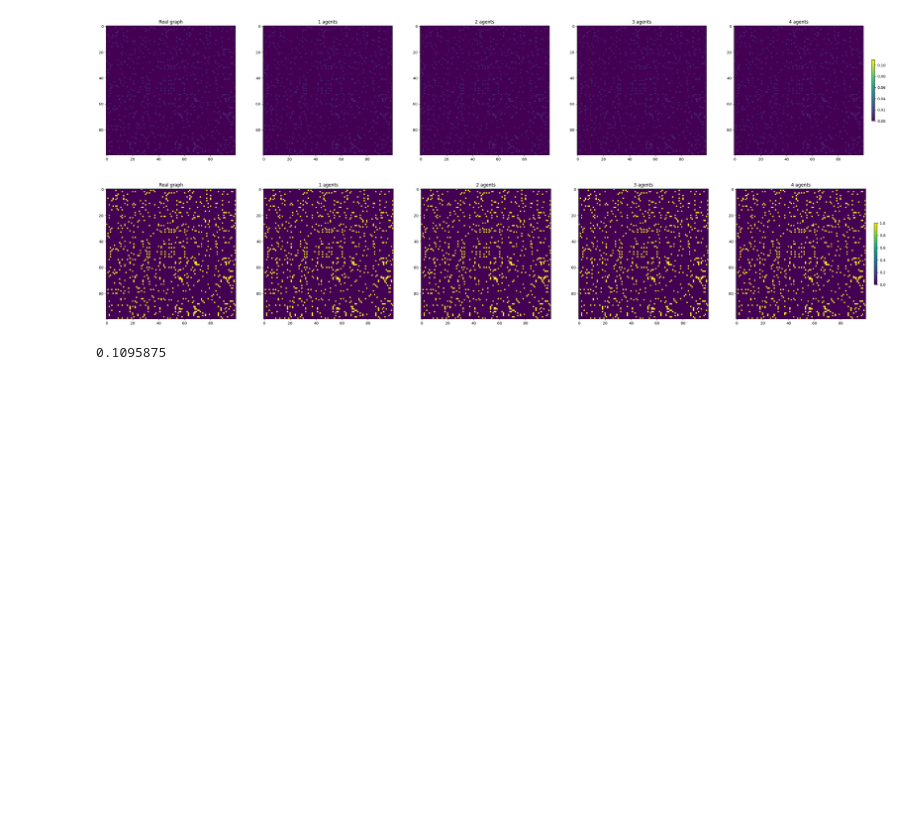
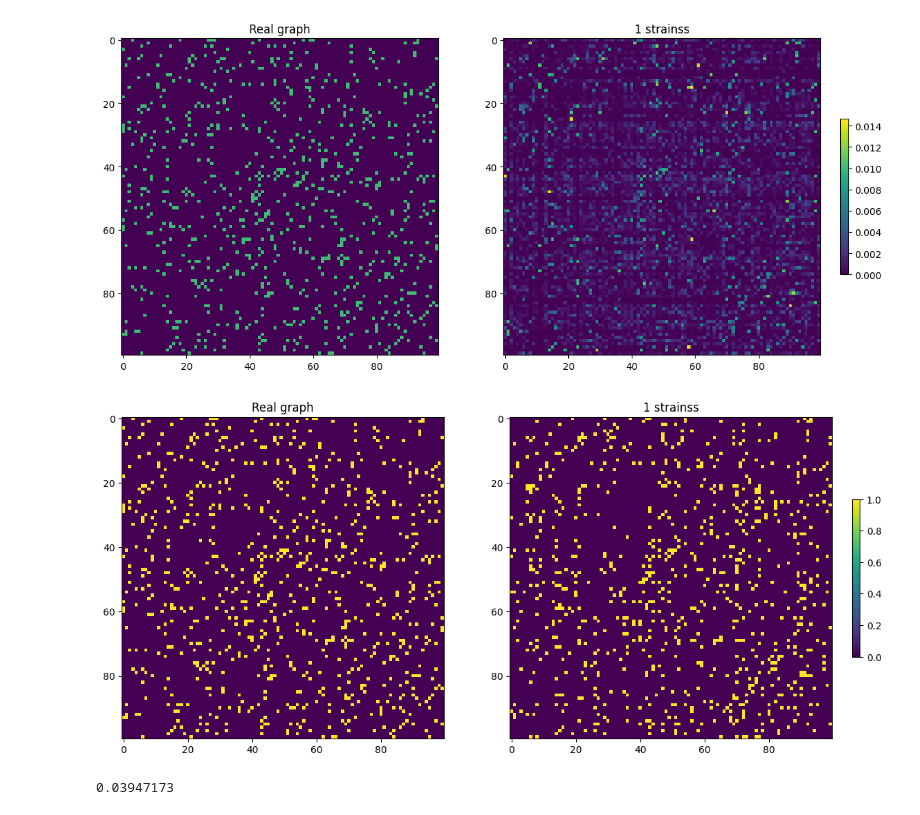
Before and after one commit to bizhili/Topology_Learning_Epis, a Jupyter notebook: command.ipynb, the cells around one changed output. Cells and saved outputs as stored; diff of their text form; code cells hidden in the pictures; blank space fills up the shorter version.

```diff
--- a/command.ipynb
+++ b/command.ipynb
@@ -33,6 +33,7 @@ modelLoads= ["AB", "BA", "BB", "infer2018"]
 weightModels= ["degree", "gravity", "identical"]
 randomGraphs= ["ER", "BA", "WS", "RGG"]
 soleGraphs= ["ba1", "ba2", "ba3", "er1", "er2", "er3"]
+realGraphs= ["contious_Africa", "contious_china", "contious_EU", "contious_usa", "mobility_german", "mobility_us"]
 seeds= [10, 11, 12, 13, 14]
 strains= [1, 2, 3, 4]
 denses= [-3, -4]
@@ -48,7 +49,7 @@ linuxThread= 4
 # %%
 #Performance on sole graphs new 4*5*4*4=320
 count2= 0
-for soleGraph in soleGraphs:
+for soleGraph in realGraphs:
     for strain in strains:
         count2+=1
         command= f"python run.py --epoches {150000} --modelLoad AA --weightModel identical --randomGraph {soleGraph}\
@@ -128,39 +129,42 @@ from matplotlib.colors import Normalize
 IMatrixNp= np.eye(50)
 
 maxValue= 0
 def load_npz_matrix(fileName, maxValue):
     npzfile = np.load(fileName)
     # Access the arrays in the NPZ file
     Aw = npzfile['A']
     PreA = npzfile['Apre']
     tempMax= np.max(PreA)
     if maxValue<tempMax:
         maxValue=tempMax
     return Aw, PreA, maxValue
 
 #AA_WS_identical_11_4_-1_0_100_10.0_150000
 
 PreAs=[]
 Aw= None
-randomGraph= "RGG"
+randomGraph= "ER"
 seed= 12
+CosSims= []
 for i in range(4):
     fileName= f"results/AA/AA_{randomGraph}_identical_{seed}_{i+1}_-1_0_100_{0.01*1000}_150000.npz"
     Aw, PreA, maxValue= load_npz_matrix(fileName, maxValue)
     links= int((np.sum(Aw))/0.01)
     Awsp= continious_to_sparcity(Aw, links)
+    CosSim= evaluate.cosine_similarity(torch.tensor(Aw), torch.tensor(PreA))
+    CosSims.append(round(CosSim.item(), 2))
     PreAs.append(PreA)
 
 PreAsp= [continious_to_sparcity(i, links) for i in PreAs]
 campThis= "viridis"
 
-plotGraph.plot_adjacenty(Aw, PreAs)
-plotGraph.plot_adjacenty(Awsp, PreAsp)
+plotGraph.plot_adjacenty(Aw, [PreAs[-1]])
+plotGraph.plot_adjacenty(Awsp, [PreAsp[-1]])
 print(maxValue)
 # %% [output]
-[figure, old version]
+[figure, new version]
-[figure, old version]
+[figure, new version]
-0.1095875
+0.03947173
 # %%
 links= int((np.sum(Aw))/0.01)
 print(links)
```
Also changed, not shown: parts of 1 cell of this notebook, 13 other files.
